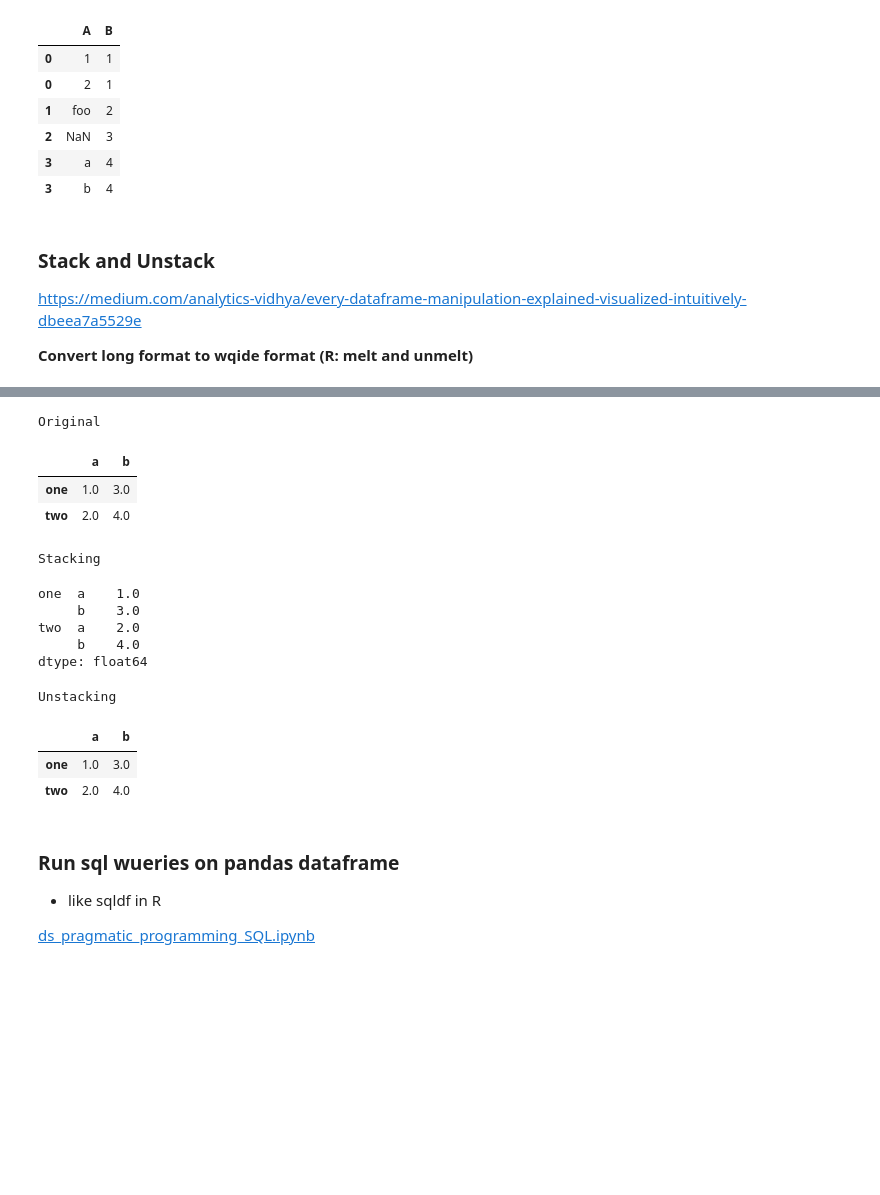
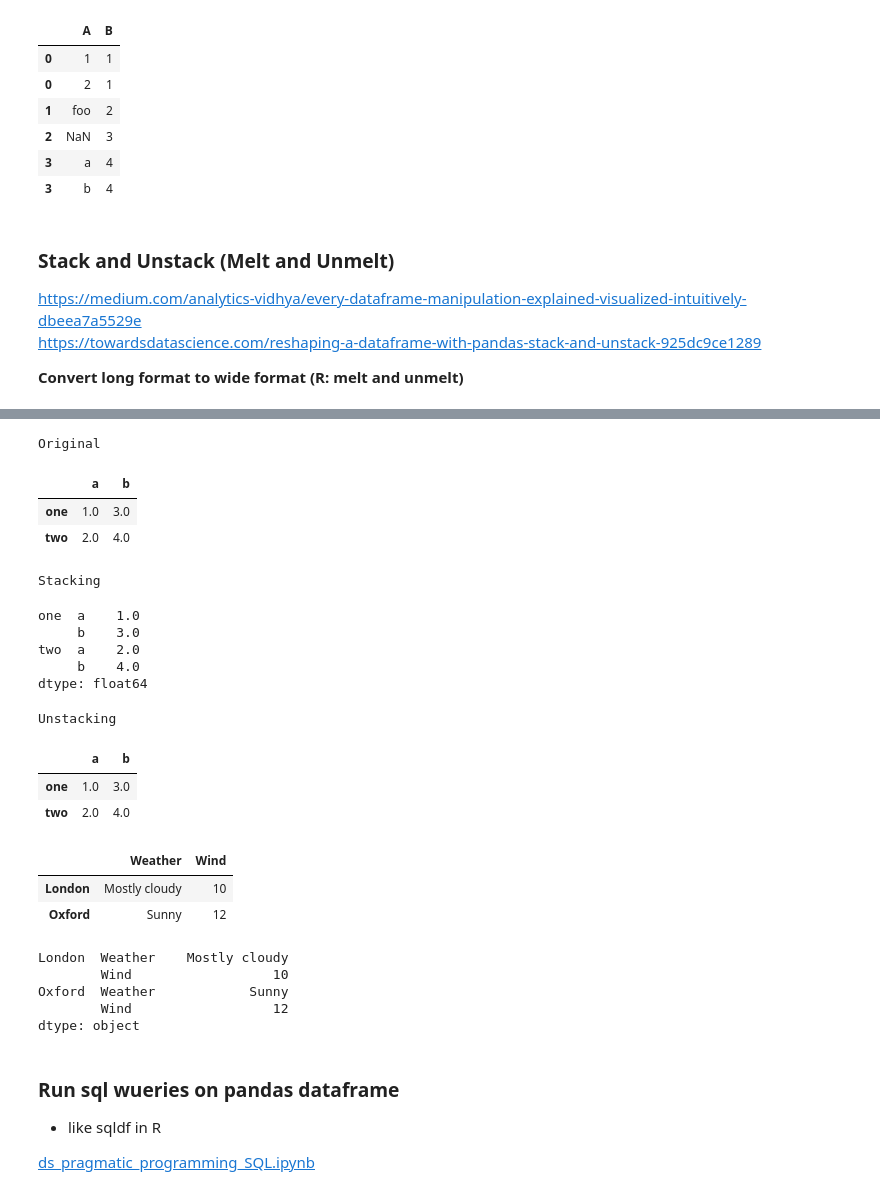
Before and after one commit to leandroohf/ds_pragmatic_programming, a Jupyter notebook: ds_pragmatic_programming_python.ipynb, the cells around one changed output, grey strips where cells are left out. Cells and saved outputs as stored; diff of their text form; code cells hidden in the pictures; blank space fills up the shorter version.

```diff
--- a/ds_pragmatic_programming_python.ipynb
+++ b/ds_pragmatic_programming_python.ipynb
@@ -2772,42 +2811,62 @@ Exploding column A
 | 3 | a | 4 |
 | 3 | b | 4 |
 # %% [markdown]
-### Stack and Unstack
+### Stack and Unstack (Melt and Unmelt)
 
 https://medium.com/analytics-vidhya/every-dataframe-manipulation-explained-visualized-intuitively-dbeea7a5529e
+https://towardsdatascience.com/reshaping-a-dataframe-with-pandas-stack-and-unstack-925dc9ce1289
 
-
-**Convert long format to wqide format (R: melt and unmelt)**
+**Convert long format to wide format (R: melt and unmelt)**
 # %% [markdown]
 <img src="images/unstack.png" width="600" align="left"/>
 # %%
 print('Original')
 df = pd.DataFrame({'a': [1.0,2.0], 'b': [3.0,4.0]}, index=['one', 'two'])
 df
 
 print()
 print('Stacking')
 df_stacked = df.stack()
 df_stacked
 
 print()
 print('Unstacking')
 df_stacked.unstack()
+
+
+# More exampl
+df_single_level = pd.DataFrame(
+    [['Mostly cloudy', 10], ['Sunny', 12]],
+    index=['London', 'Oxford'],
+    columns=['Weather', 'Wind']
+)
+
+
+df_single_level.head()
+df_single_level.stack()
 # %% [output]
 Original
 |  | a | b |
 | one | 1.0 | 3.0 |
 | two | 2.0 | 4.0 |
 Stacking
 one  a    1.0
      b    3.0
 two  a    2.0
      b    4.0
 dtype: float64
 Unstacking
 |  | a | b |
 | one | 1.0 | 3.0 |
 | two | 2.0 | 4.0 |
+|  | Weather | Wind |
+| London | Mostly cloudy | 10 |
+| Oxford | Sunny | 12 |
+London  Weather    Mostly cloudy
+        Wind                  10
+Oxford  Weather            Sunny
+        Wind                  12
+dtype: object
 # %% [markdown]
 ### Run sql wueries on pandas dataframe
 
```
Also changed, not shown: parts of 10 cells of this notebook.
